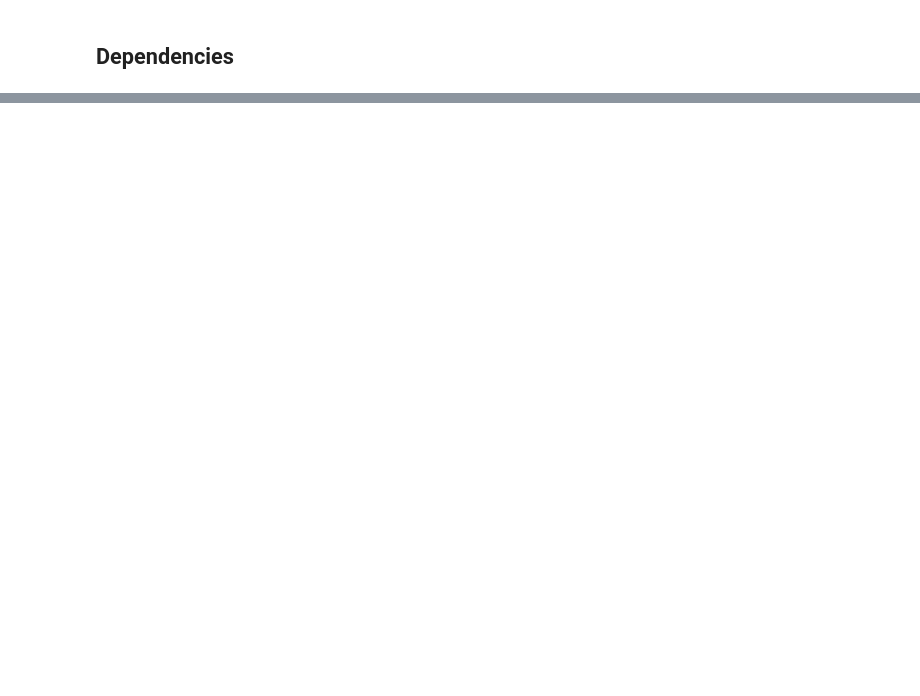
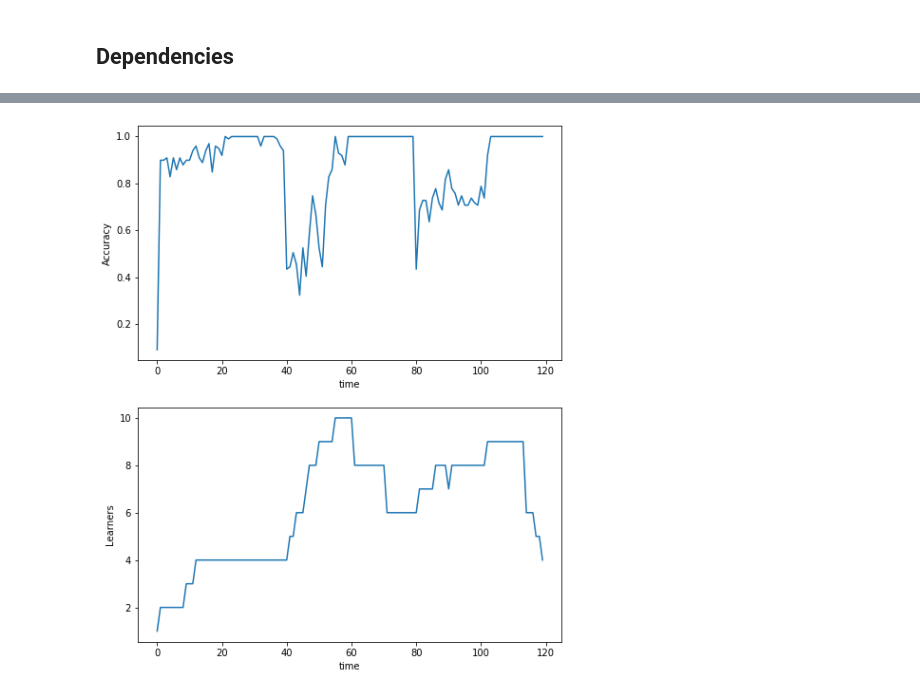
Before and after one commit to alexgg278/DWM, a Jupyter notebook: DWM.ipynb, the cells around one changed output, grey strips where cells are left out. Drawn from its saved outputs; the diff is of its cells as text; code cells hidden in the pictures; blank space fills up the shorter version.

```diff
--- a/DWM.ipynb
+++ b/DWM.ipynb
@@ -93,0 +192,3 @@ import numpy
+# %%
+df = gen_example(100,0)
+df.iloc[0]
@@ -93,0 +218,21 @@ import numpy
+# %%
+def norm_weights(w):
+    maximum = w[0]
+    for i in range(1,len(w)):
+        if maximum < w[i]:
+            maximum = w[i]
+    for i in range(len(w)):
+        w[i] = w[i] / maximum
+    return w
+# %%
+def remove_experts(E, w, theta, m):
+    list_E = []
+    list_w = []
+    for i in range(len(w)):
+        if w[i] >= theta:
+            list_E.append(E[i])
+            list_w.append(w[i])
+        else:
+            print('Deleted:' + str(i))
+            m = m - 1
+    return list_E, list_w, m
@@ -93,0 +306,16 @@ import numpy
+# %%
+plt.figure(figsize=(8,10))
+
+plt.subplot(2,1,1)
+plt.plot(accuracy)
+plt.ylabel('Accuracy')
+plt.xlabel('time')
+
+plt.subplot(2,1,2)
+plt.plot(elements)
+plt.ylabel('Learners')
+plt.xlabel('time')
+
+plt.show()
+# %% [output]
+[figure, added]
```
Also changed, not shown: parts of 13 cells of this notebook, 1 other file.
